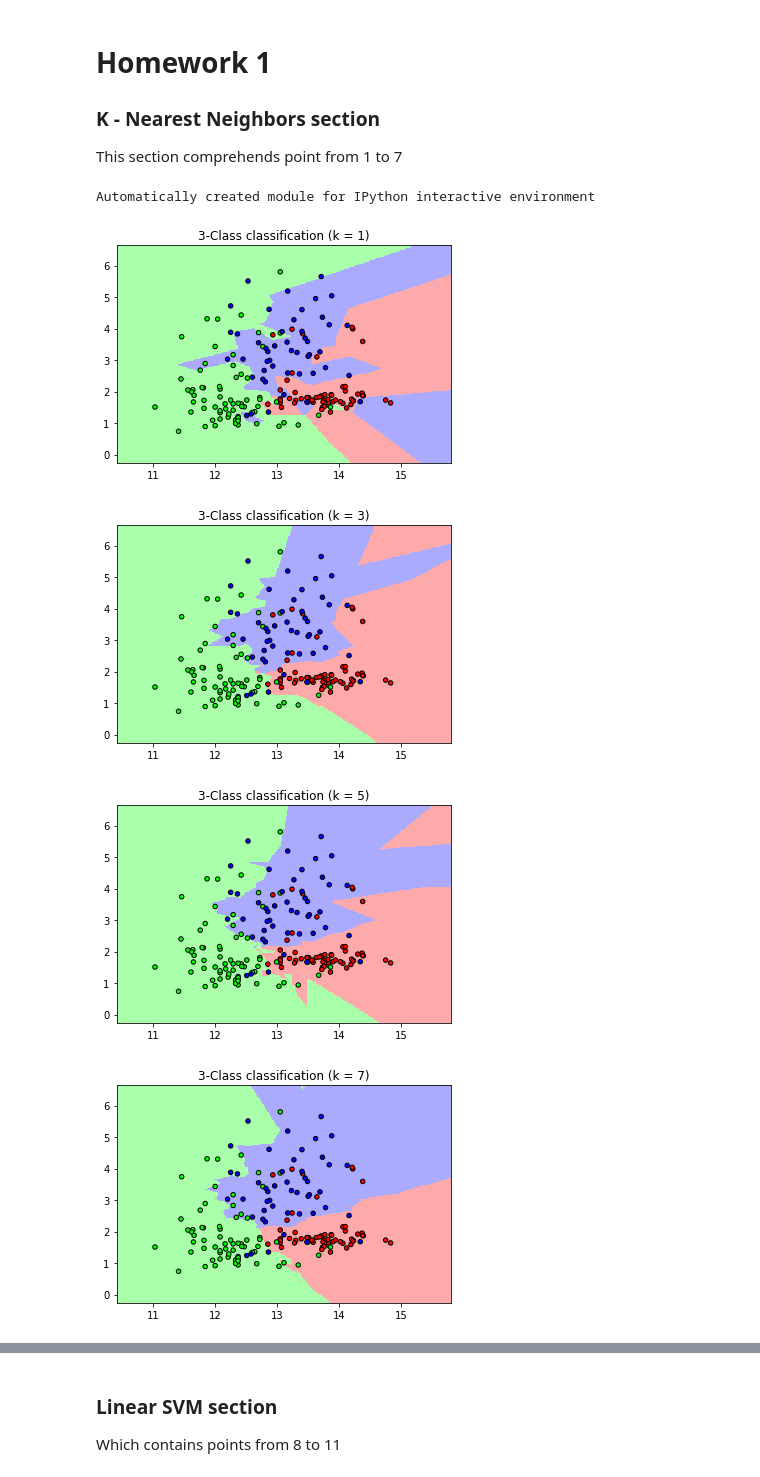
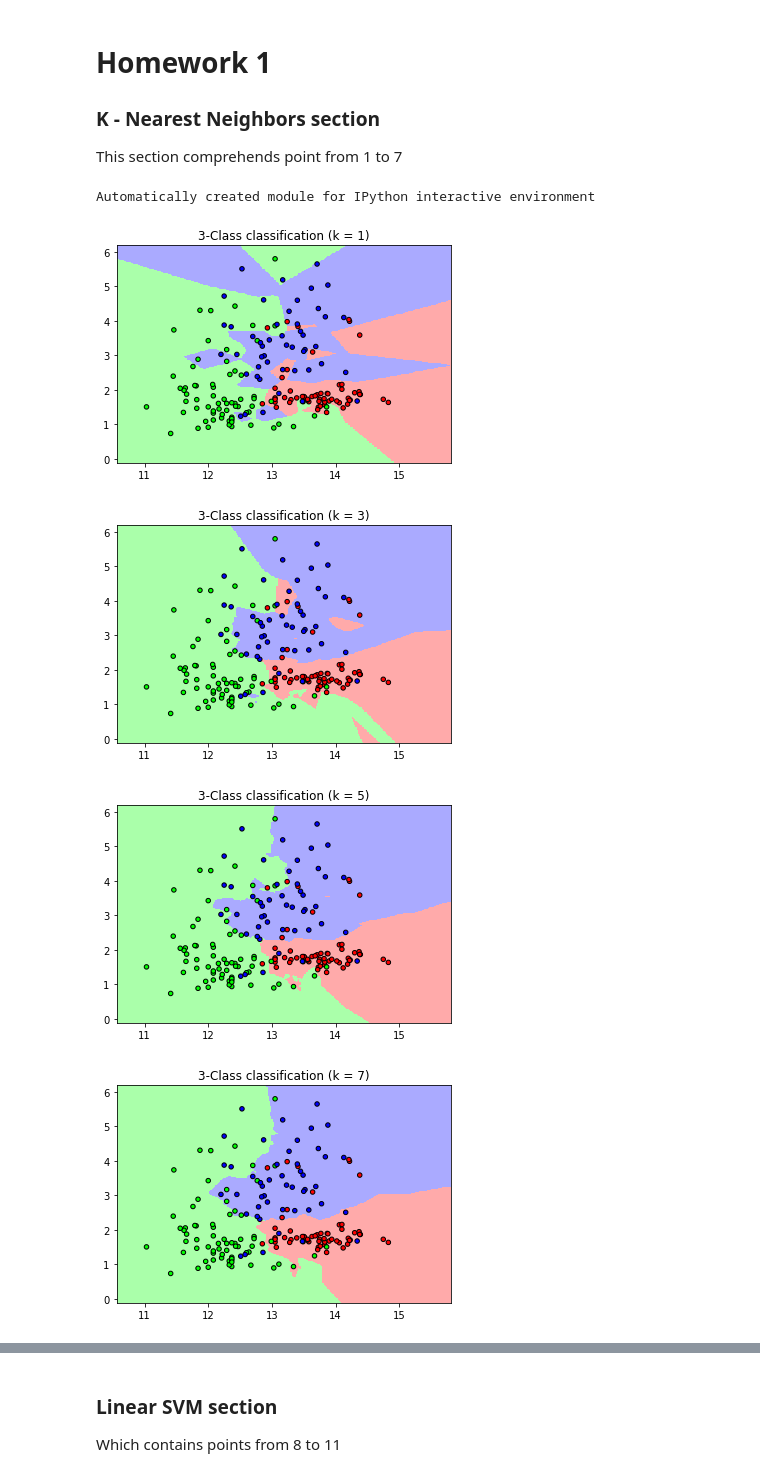
Before and after one commit to Vaelthur/ML-AI_HW1, a Jupyter notebook: HomeWork 1.ipynb, the cells around one changed output, grey strips where cells are left out. Saved outputs shown, nothing was run; the diff lists cells and outputs as text; code cells hidden in the pictures.

```diff
--- a/HomeWork 1.ipynb
+++ b/HomeWork 1.ipynb
@@ -18,10 +18,10 @@ X = wine.data[:, :2]
 y = wine.target
 
 # divide to get the right percentage of train data
-X_train, X_buf, y_train, y_buf = model_selection.train_test_split(X, y, shuffle=True, test_size=0.5)
+X_train, X_buf, y_train, y_buf = model_selection.train_test_split(X, y, random_state=np.random.randint(0,100), test_size=0.5)
 
 # divide buffer into validation and test
-X_valid, X_test, y_valid, y_test = model_selection.train_test_split(X_buf, y_buf, shuffle=True, test_size=0.6)
+X_valid, X_test, y_valid, y_test = model_selection.train_test_split(X_buf, y_buf, random_state=np.random.randint(0,100), test_size=0.6)
 
 # delete buffer partitions
 del X_buf, y_buf
@@ -64,34 +64,34 @@ for k in ks:
     plt.pcolormesh(xx, yy, Z, cmap=cmap_light)
 
     # Plot also the training points
     plt.scatter(X[:, 0], X[:, 1], c=y, cmap=cmap_bold,
                 edgecolor='k', s=20)
     plt.xlim(xx.min(), xx.max())
     plt.ylim(yy.min(), yy.max())
     plt.title("3-Class classification (k = %i)"
               % (n_neighbors))
     #append accuracy score on validation set to list
     acc_arr.append(metrics.accuracy_score(y_valid, clf.fit(X_train, y_train).predict(X_valid)))
 plt.show()
 
 #setting up graph for accuracy on validation set
 x = ks
 y = acc_arr
 plt.plot(x,y)
 plt.xlabel("x - values of K")
 plt.ylabel("y - accuracy on validation set")
 plt.title("Accuracy on the validation set varies when changing K")
 plt.show()
 
 #choose the best value of K from the score on the validation set
 k_best_index = acc_arr.index(max(acc_arr))
 k_best = ks[k_best_index]
 
 print("Use the best value of K and evaluate the model on the test set. How well does it works?")
 print("Accuracy with K = ", k_best, "evaluated on the test set: %.3f" %(metrics.accuracy_score(y_test, clf.fit(X_train, y_train).predict(X_test))))
 # %% [output]
 Automatically created module for IPython interactive environment
-[figure, old version]
+[figure, new version]
-[figure, old version]
+[figure, new version]
-[figure, old version]
+[figure, new version]
-[figure, old version]
+[figure, new version]
```
Also changed, not shown: parts of 2 cells of this notebook.
